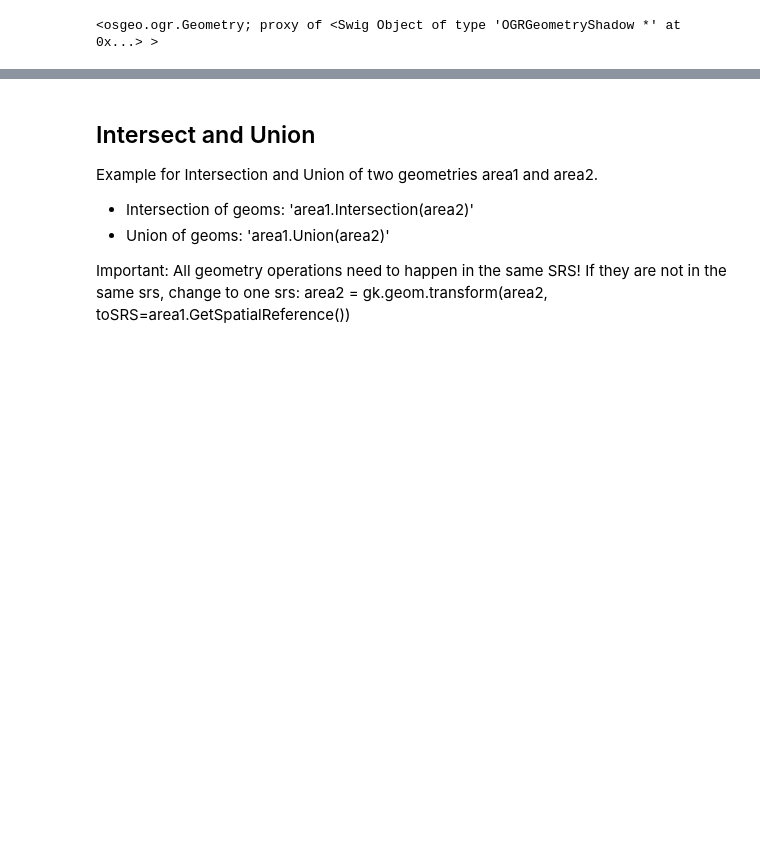
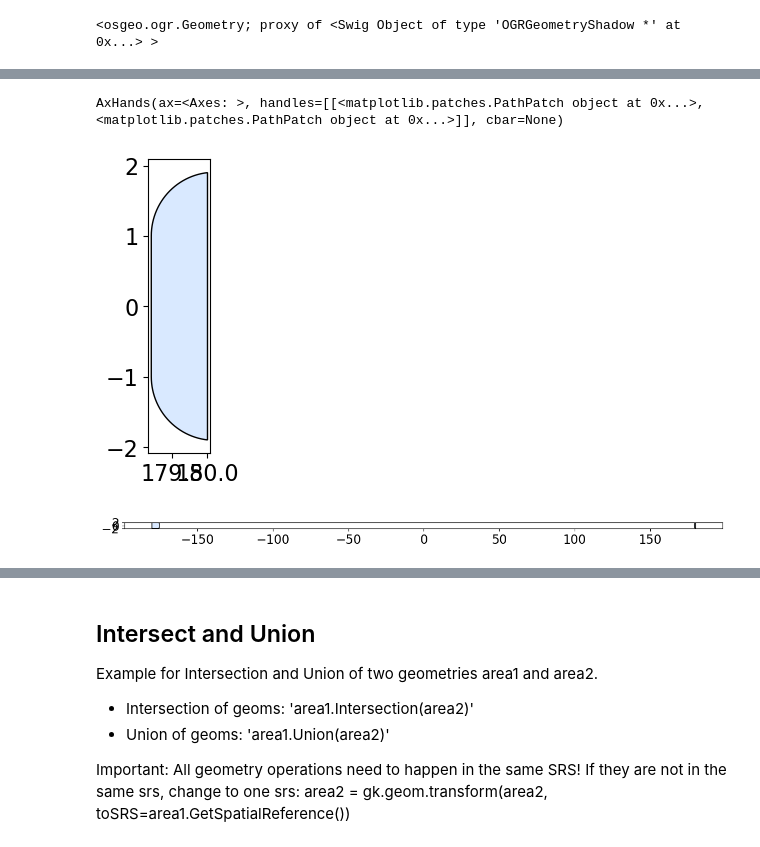
Before and after one commit to FZJ-IEK3-VSA/geokit, a Jupyter notebook: Examples/example_02_geometry.ipynb, the cells around one changed output, grey strips where cells are left out. Cells and saved outputs as stored; diff of their text form; code cells hidden in the pictures; blank space fills up the shorter version.

```diff
--- a/Examples/example_02_geometry.ipynb
+++ b/Examples/example_02_geometry.ipynb
@@ -230,0 +275,21 @@ boundary_polygon_3857.SimplifyPreserveTopology(10)
+# %%
+# what if we need the polygon to be in the -180°/+180° longitude range convention?
+# use the fixOutOfBoundsGeom() method to split and shift or clip the geometry
+
+# first option: clip off whatever is beyond the -180°/180° range
+buffered_polygon_4326_fixed_clipped = gk.geom.fixOutOfBoundsGeoms(
+    buffered_polygon_4326_fixed, how="clip"
+)
+gk.drawGeoms(buffered_polygon_4326_fixed_clipped, figsize=(3, 3))
+# NOTE: Only the part in the -180°/180° range is kept (here the part on the left of the antimeridian)
+
+# second option: shift clipped parts beyond the -180°/180° range back into it
+buffered_polygon_4326_fixed_shifted = gk.geom.fixOutOfBoundsGeoms(
+    buffered_polygon_4326_fixed, how="shift"
+)
+gk.drawGeoms(buffered_polygon_4326_fixed_shifted)
+# NOTE: The polygon is now in the -180°/180° range, but it is split into two parts
+# %% [output]
+AxHands(ax=<Axes: >, handles=[[<matplotlib.patches.PathPatch object at 0x...>, <matplotlib.patches.PathPatch object at 0x...>]], cbar=None)
+[figure, added]
+[figure, added]
```
Also changed, not shown: parts of 4 cells of this notebook, 1 other file.
